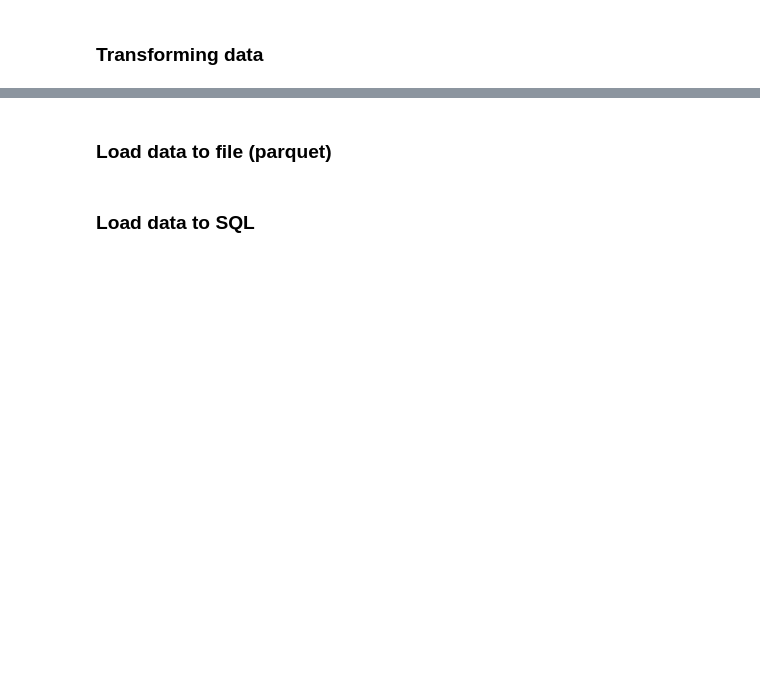
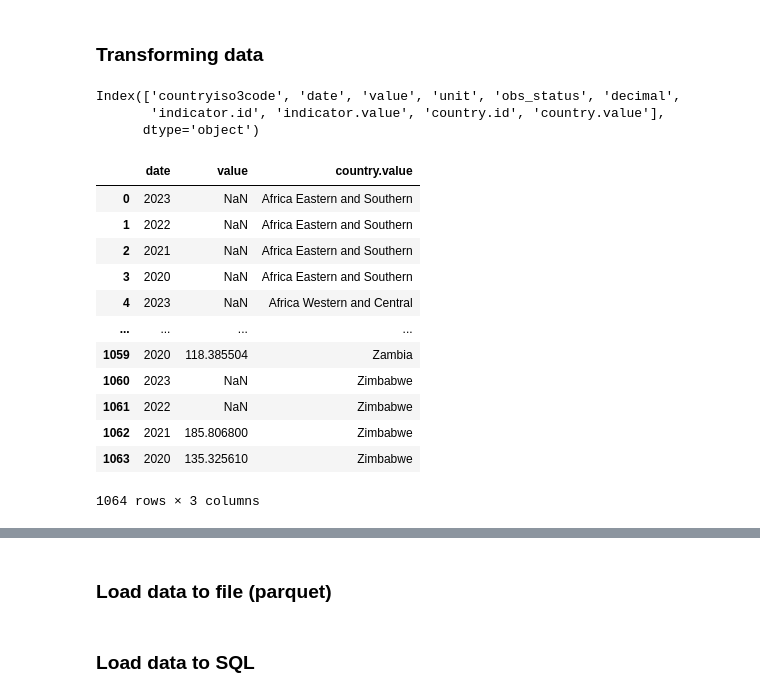
Before and after one commit to suphineneo/Global_Economic_Monitor, a Jupyter notebook: app/etl_project/process_exports.ipynb, the cells around one changed output, grey strips where cells are left out. Drawn from its saved outputs; the diff is of its cells as text; code cells hidden in the pictures; blank space fills up the shorter version.

```diff
--- a/app/etl_project/process_exports.ipynb
+++ b/app/etl_project/process_exports.ipynb
@@ -25,7 +63,7 @@ indicator = "TX.VAL.MRCH.XD.WD"
 #https://api.worldbank.org/v2/countries/all/indicators/SL.UEM.TOTL.ZS
 # use this to check api/metadata: https://api.worldbank.org/v2/countries/all/indicator/SL.UEM.TOTL.ZS?date=2023:2024&format=json&page=6
 
-date_range = "2010:2024"
+date_range = "2020:2024"
 #base_url = f"https://api.worldbank.org/v2/countries/all/indicators/{indicator}?{date_range}&format=json"
 api_url = f"https://api.worldbank.org/v2/countries/all/indicators/{indicator}"
 params = {
@@ -64,4 +134,26 @@ df_export.columns
 # remove leading and trailing spaces
 df_export.columns = df_export.columns.str.strip()
 df_export.columns
+# %% [output]
+Index(['countryiso3code', 'date', 'value', 'unit', 'obs_status', 'decimal',
+       'indicator.id', 'indicator.value', 'country.id', 'country.value'],
+      dtype='object')
+# %%
+#only select columns needed
+df_cleaned = df_export[['date', 'value', 'country.value']]
+df_cleaned
+# %% [output]
+|  | date | value | country.value |
+| 0 | 2023 | NaN | Africa Eastern and Southern |
+| 1 | 2022 | NaN | Africa Eastern and Southern |
+| 2 | 2021 | NaN | Africa Eastern and Southern |
+| 3 | 2020 | NaN | Africa Eastern and Southern |
+| 4 | 2023 | NaN | Africa Western and Central |
+| ... | ... | ... | ... |
+| 1059 | 2020 | 118.385504 | Zambia |
+| 1060 | 2023 | NaN | Zimbabwe |
+| 1061 | 2022 | NaN | Zimbabwe |
+| 1062 | 2021 | 185.806800 | Zimbabwe |
+| 1063 | 2020 | 135.325610 | Zimbabwe |
+1064 rows × 3 columns
 # %%
```
Also changed, not shown: parts of 23 cells of this notebook.
